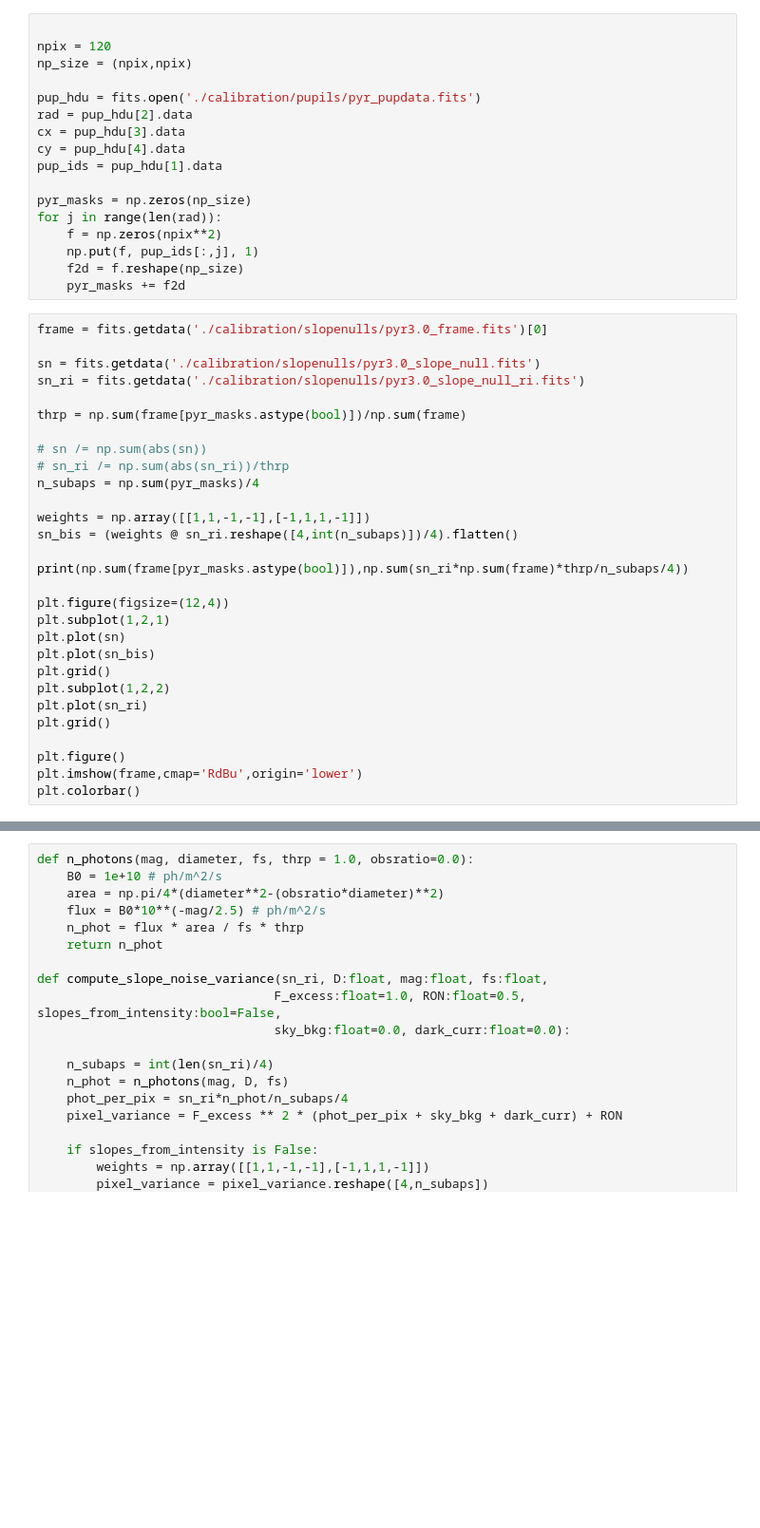
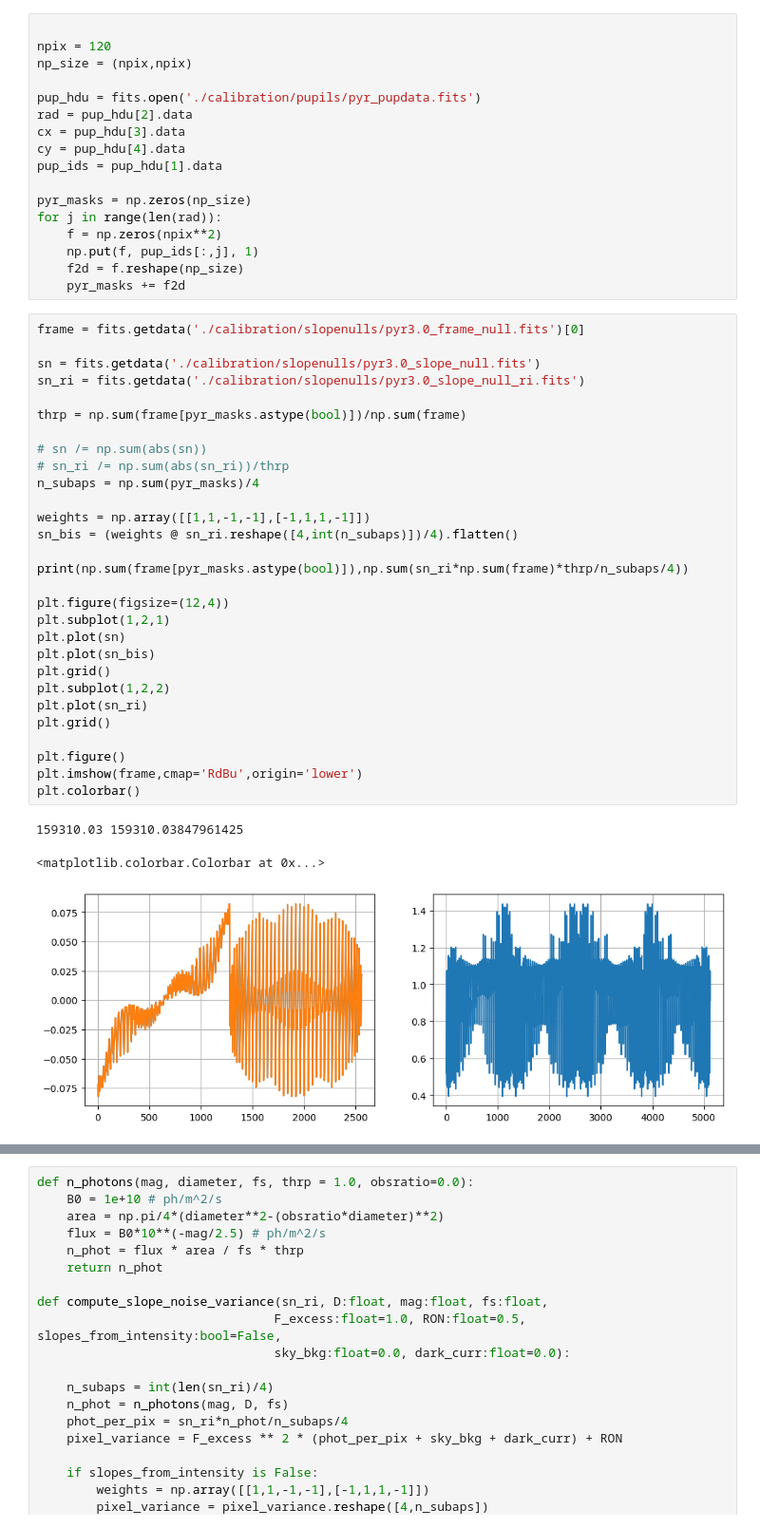
Before and after one commit to ArcetriAdaptiveOptics/SPECULA, a Jupyter notebook: config/ErrorBudget/debug_error_budget.ipynb, the cells around one changed output, grey strips where cells are left out. Shown at 95% size. Cells and saved outputs as stored; diff of their text form; blank space fills up the shorter version.

```diff
--- a/config/ErrorBudget/debug_error_budget.ipynb
+++ b/config/ErrorBudget/debug_error_budget.ipynb
@@ -58,31 +69,35 @@ for j in range(len(rad)):
     f2d = f.reshape(np_size)
     pyr_masks += f2d
 # %%
-frame = fits.getdata('./calibration/slopenulls/pyr3.0_frame.fits')[0]
+frame = fits.getdata('./calibration/slopenulls/pyr3.0_frame_null.fits')[0]
 
 sn = fits.getdata('./calibration/slopenulls/pyr3.0_slope_null.fits')
 sn_ri = fits.getdata('./calibration/slopenulls/pyr3.0_slope_null_ri.fits')
 
 thrp = np.sum(frame[pyr_masks.astype(bool)])/np.sum(frame)
 
 # sn /= np.sum(abs(sn))
 # sn_ri /= np.sum(abs(sn_ri))/thrp
 n_subaps = np.sum(pyr_masks)/4
 
 weights = np.array([[1,1,-1,-1],[-1,1,1,-1]])
 sn_bis = (weights @ sn_ri.reshape([4,int(n_subaps)])/4).flatten()
 
 print(np.sum(frame[pyr_masks.astype(bool)]),np.sum(sn_ri*np.sum(frame)*thrp/n_subaps/4))
 
 plt.figure(figsize=(12,4))
 plt.subplot(1,2,1)
 plt.plot(sn)
 plt.plot(sn_bis)
 plt.grid()
 plt.subplot(1,2,2)
 plt.plot(sn_ri)
 plt.grid()
 
 plt.figure()
 plt.imshow(frame,cmap='RdBu',origin='lower')
 plt.colorbar()
+# %% [output]
+159310.03 159310.03847961425
+<matplotlib.colorbar.Colorbar at 0x...>
+[figure, added]
```
Also changed, not shown: parts of 7 cells of this notebook, 8 other files.
